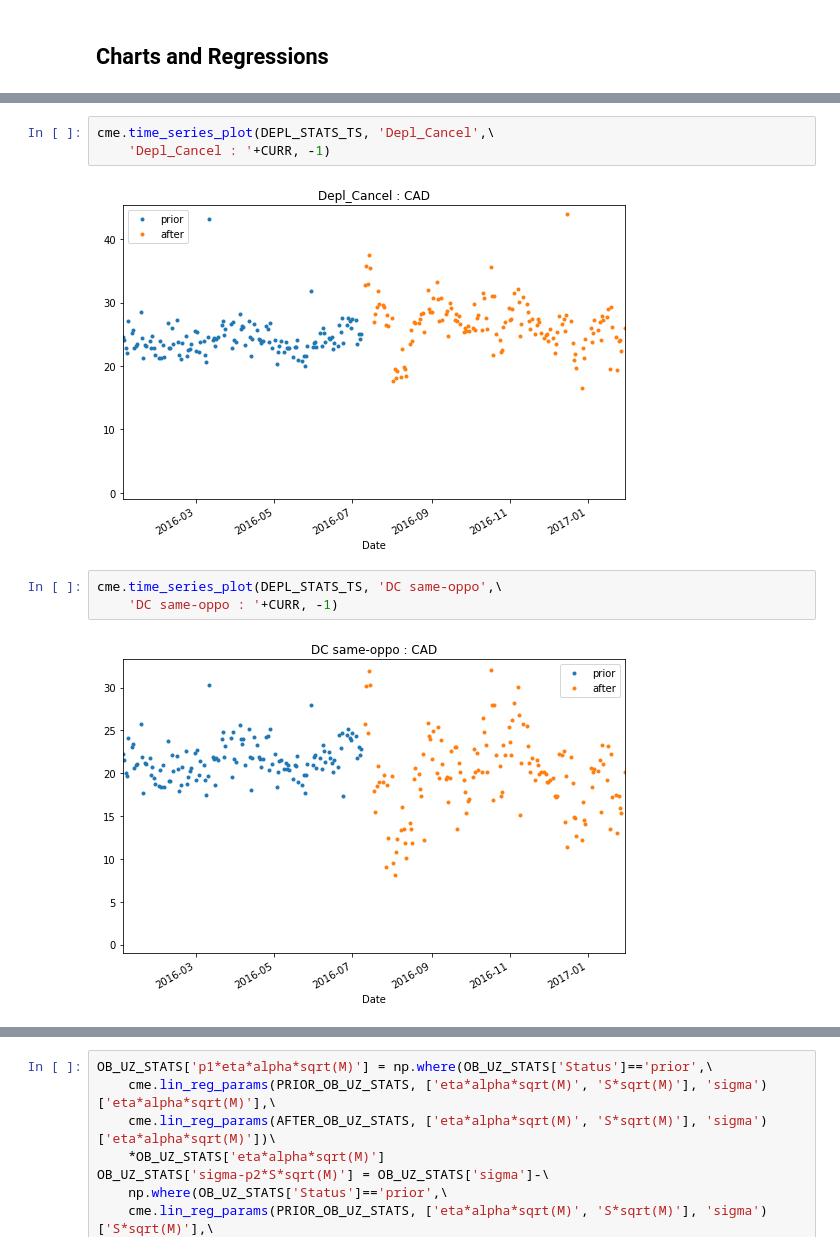
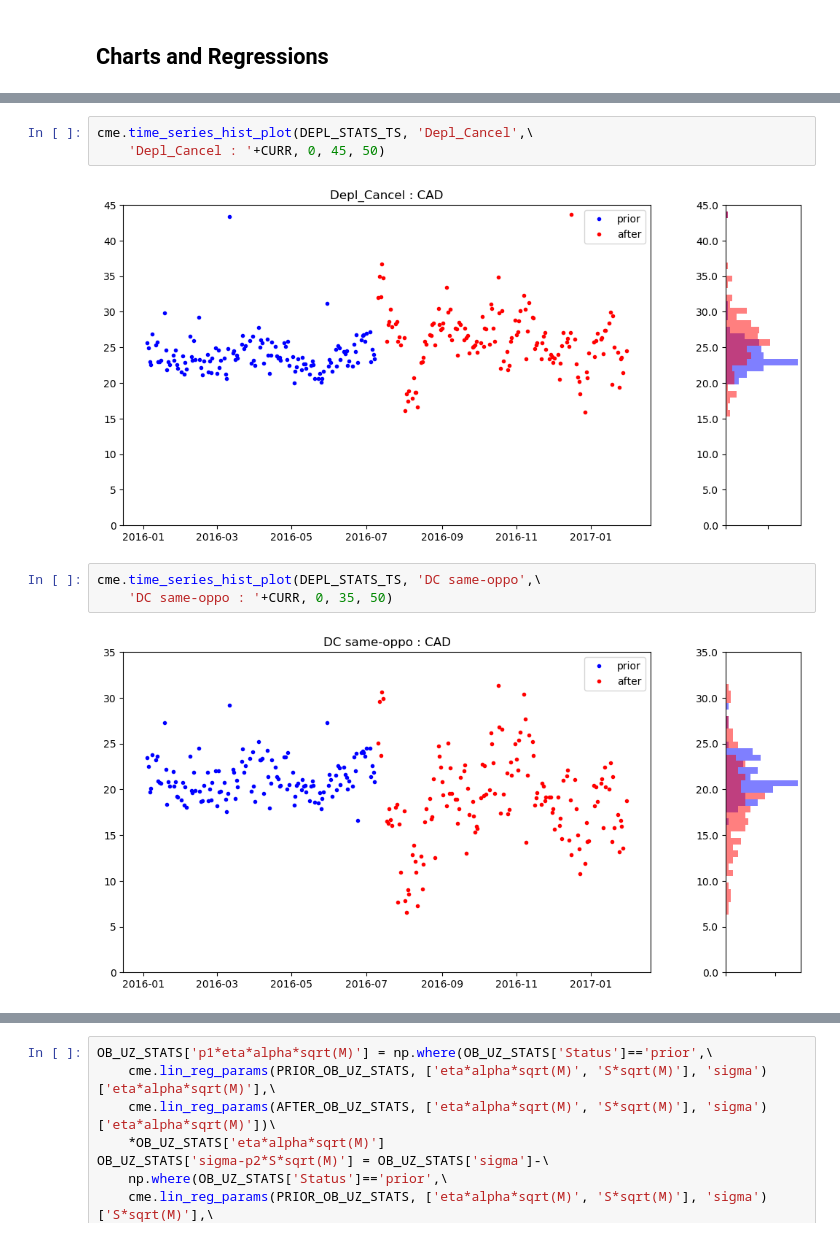
Before and after one commit to fagan2888/UZStats, a Jupyter notebook: CME_Tick_Changes_CAD.ipynb, the cells around one changed output, grey strips where cells are left out. Drawn from its saved outputs; the diff is of its cells as text.

```diff
--- a/CME_Tick_Changes_CAD.ipynb
+++ b/CME_Tick_Changes_CAD.ipynb
@@ -474,10 +390,10 @@ cme.time_series_plot(IMBAL_STATS_TS, 'Pred_Imbal_Relat',\
 # %%
-cme.time_series_plot(DEPL_STATS_TS, 'Depl_Cancel',\
-    'Depl_Cancel : '+CURR, -1)
+cme.time_series_hist_plot(DEPL_STATS_TS, 'Depl_Cancel',\
+    'Depl_Cancel : '+CURR, 0, 45, 50)
 # %% [output]
-[figure, old version]
+[figure, new version]
 # %%
-cme.time_series_plot(DEPL_STATS_TS, 'DC same-oppo',\
-    'DC same-oppo : '+CURR, -1)
+cme.time_series_hist_plot(DEPL_STATS_TS, 'DC same-oppo',\
+    'DC same-oppo : '+CURR, 0, 35, 50)
 # %% [output]
-[figure, old version]
+[figure, new version]
```
Also changed, not shown: parts of 118 cells of this notebook, 11 other files.
